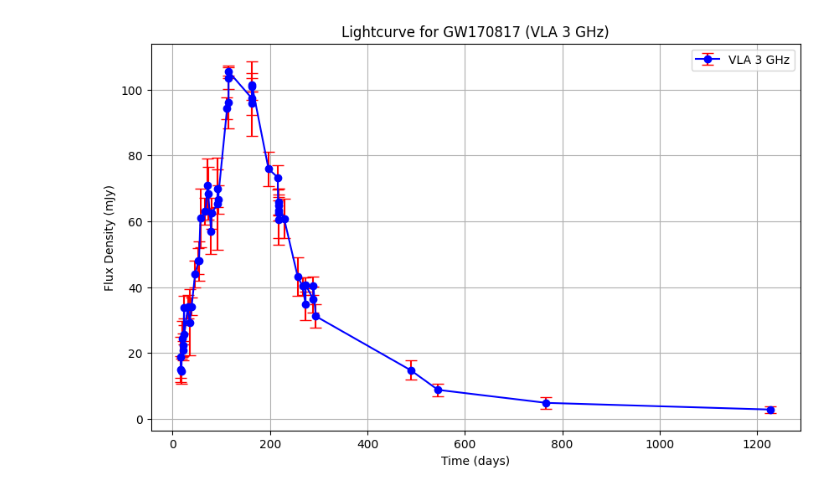
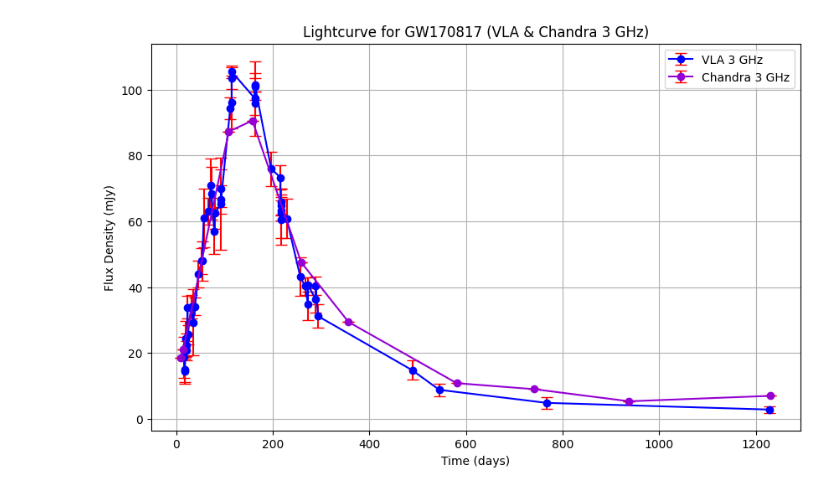
Before and after one commit to Nirraaav/KSP-Demystifying-Radio-Astronomy, a Jupyter notebook: Week 1/Task3.ipynb, the cells around one changed output. Cells and saved outputs as stored; diff of their text form; code cells hidden in the pictures.

```diff
--- a/Week 1/Task3.ipynb
+++ b/Week 1/Task3.ipynb
@@ -13,32 +13,45 @@ data = ascii.read(file_path)
 data = data.to_pandas()
 
 # Extract the data if telescope is VLA
 vla_data = data[data['Telescope'] == 'VLA']
 
 # Extract the data if the FluxD has '<' in it
 vla_data = vla_data[vla_data['FluxD'].str.contains('<') == False]
 
 vla_data['FluxD'] = pd.to_numeric(vla_data['FluxD'])
 vla_data['FluxDErr'] = pd.to_numeric(vla_data['FluxDErr'])
 vla_data['Freq'] = pd.to_numeric(vla_data['Freq'])
 
 # Convert all data to Frequency 3.0 GHz using the formuala FluxD proportional to (Frequency)^(-0.584)
 vla_data['FluxD'] = vla_data['FluxD'] * (vla_data['Freq'] / 3.000000e+09)**0.584
 vla_data['Freq'] = 3.000000e+09
 # print(vla_data)
 
 # Plotting the lightcurve with error bars
 plt.figure(figsize=(10, 6))
 plt.errorbar(vla_data['T'], vla_data['FluxD'], yerr=vla_data['FluxDErr'], fmt='o', linestyle='-', color='b', ecolor='r', capsize=5, label='VLA 3 GHz')
 
+chandra_data = data[data['Telescope'] == 'Chandra']
+
+chandra_data = chandra_data[chandra_data['FluxD'].str.contains('<') == False]
+
+chandra_data['FluxD'] = pd.to_numeric(chandra_data['FluxD'])
+chandra_data['FluxDErr'] = pd.to_numeric(chandra_data['FluxDErr'])
+chandra_data['Freq'] = pd.to_numeric(chandra_data['Freq'])
+
+chandra_data['FluxD'] = chandra_data['FluxD'] * (chandra_data['Freq'] / 3.000000e+09)**0.584
+chandra_data['Freq'] = 3.000000e+09
+
+plt.errorbar(chandra_data['T'], chandra_data['FluxD'], yerr=chandra_data['FluxDErr'], fmt='o', linestyle='-', color='darkviolet', ecolor='r', capsize=5, label='Chandra 3 GHz')
+
 # Adding labels and title
 plt.xlabel('Time (days)')
 plt.ylabel('Flux Density (mJy)')
-plt.title('Lightcurve for GW170817 (VLA 3 GHz)')
+plt.title('Lightcurve for GW170817 (VLA & Chandra 3 GHz)')
 plt.legend()
 plt.grid(True)
 
 # Show the plot
 plt.show()
 # %% [output]
-[figure, old version]
+[figure, new version]
```
Also changed, not shown: 1 other file.
